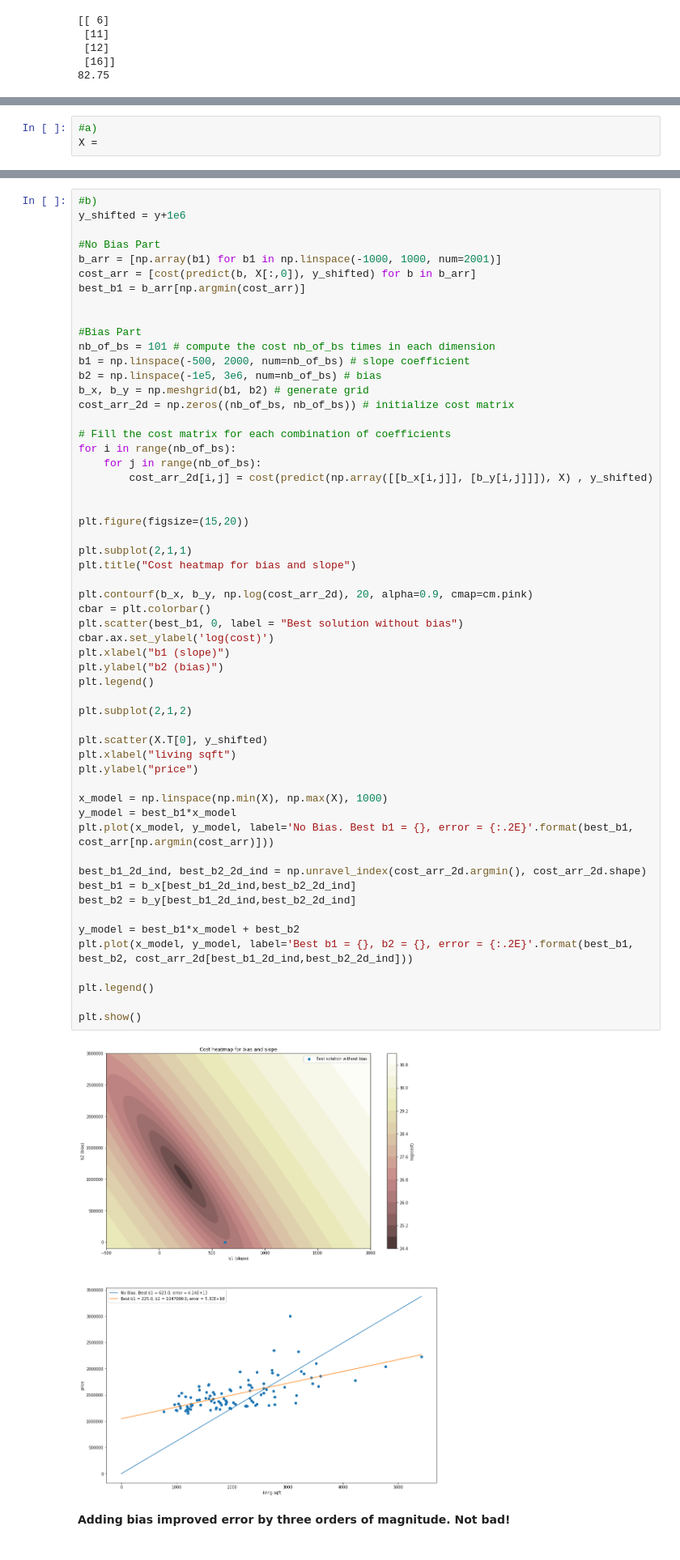
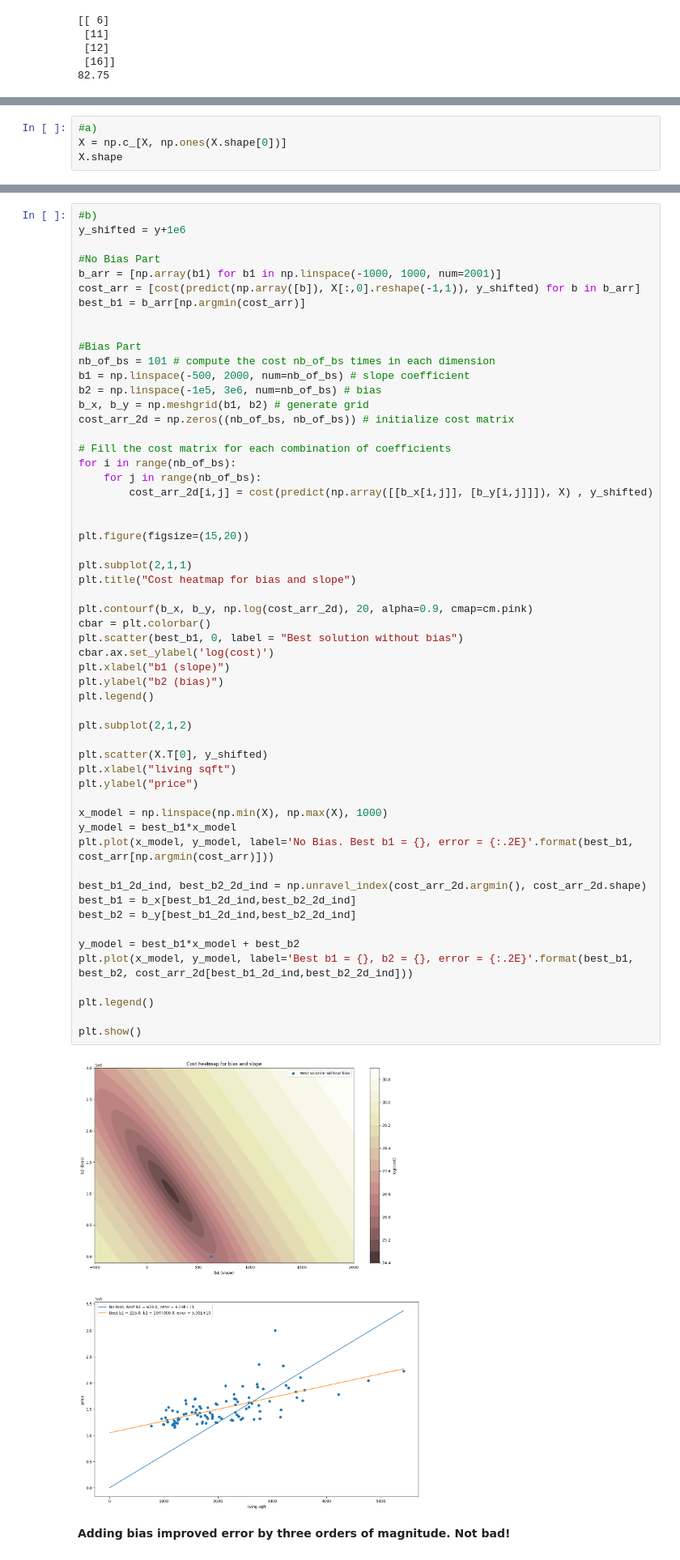
Before and after one commit to qojigedou/data_science, a Jupyter notebook: Assignment_3_with_code.ipynb, the cells around one changed output, grey strips where cells are left out. Shown at 81% size. Cells and saved outputs as stored; diff of their text form.

```diff
--- a/Assignment_3_with_code.ipynb
+++ b/Assignment_3_with_code.ipynb
@@ -81,6 +141,7 @@ The other is adding bias term, which in this context (different than context dis
 ## Exercise 2
 a) Add bias column to the **$X$** matrix.
 b) Make the code below compatible with functions that you've created so far.
-# %%
-#a)
-X =
+# %%
+#a)
+X = np.c_[X, np.ones(X.shape[0])]
+X.shape
@@ -90,7 +153,7 @@ y_shifted = y+1e6
 
 #No Bias Part
 b_arr = [np.array(b1) for b1 in np.linspace(-1000, 1000, num=2001)]
-cost_arr = [cost(predict(b, X[:,0]), y_shifted) for b in b_arr]
+cost_arr = [cost(predict(np.array([b]), X[:,0].reshape(-1,1)), y_shifted) for b in b_arr]
 best_b1 = b_arr[np.argmin(cost_arr)]
 
 
@@ -114,34 +177,34 @@ plt.title("Cost heatmap for bias and slope")
 
 plt.contourf(b_x, b_y, np.log(cost_arr_2d), 20, alpha=0.9, cmap=cm.pink)
 cbar = plt.colorbar()
 plt.scatter(best_b1, 0, label = "Best solution without bias")
 cbar.ax.set_ylabel('log(cost)')
 plt.xlabel("b1 (slope)")
 plt.ylabel("b2 (bias)")
 plt.legend()
 
 plt.subplot(2,1,2)
 
 plt.scatter(X.T[0], y_shifted)
 plt.xlabel("living sqft")
 plt.ylabel("price")
 
 x_model = np.linspace(np.min(X), np.max(X), 1000)
 y_model = best_b1*x_model
 plt.plot(x_model, y_model, label='No Bias. Best b1 = {}, error = {:.2E}'.format(best_b1, cost_arr[np.argmin(cost_arr)]))
 
 best_b1_2d_ind, best_b2_2d_ind = np.unravel_index(cost_arr_2d.argmin(), cost_arr_2d.shape)
 best_b1 = b_x[best_b1_2d_ind,best_b2_2d_ind]
 best_b2 = b_y[best_b1_2d_ind,best_b2_2d_ind]
 
 y_model = best_b1*x_model + best_b2
 plt.plot(x_model, y_model, label='Best b1 = {}, b2 = {}, error = {:.2E}'.format(best_b1, best_b2, cost_arr_2d[best_b1_2d_ind,best_b2_2d_ind]))
 
 plt.legend()
 
 plt.show()
 # %% [output]
-[figure, old version]
+[figure, new version]
 # %% [markdown]
 **Adding bias improved error by three orders of magnitude. Not bad!**
 # %% [markdown]
```
Also changed, not shown: parts of 19 cells of this notebook.
